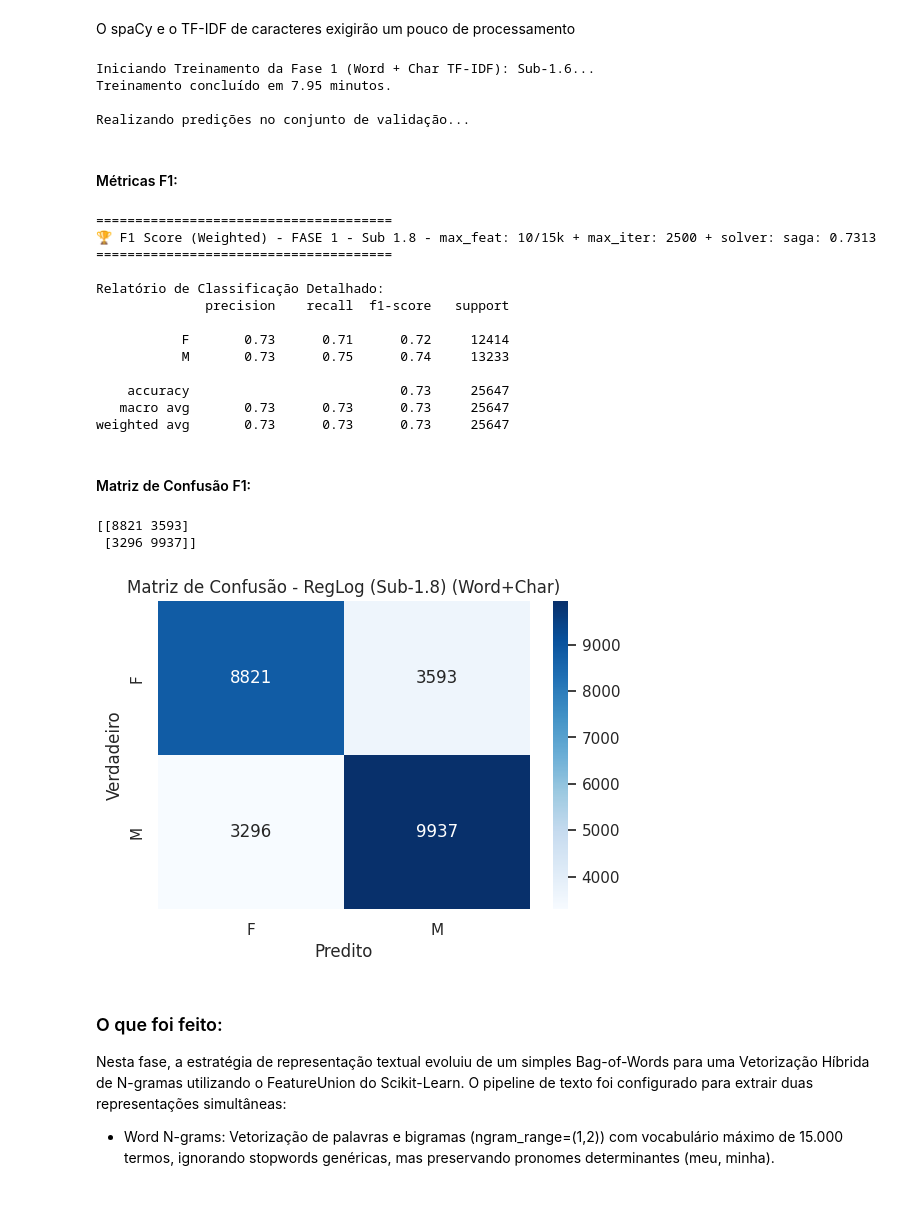
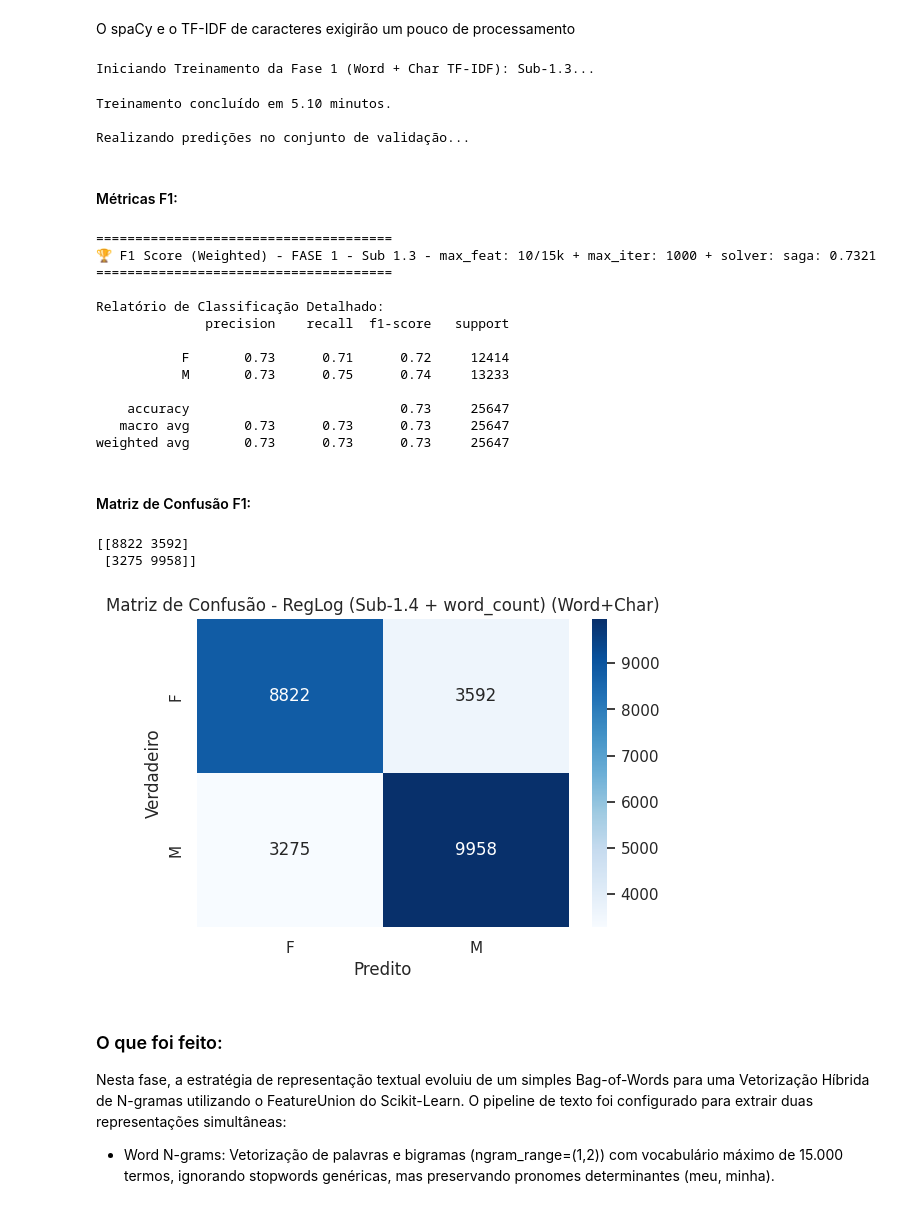
Before and after one commit to PedroYutaroUEA/gender-prediction-challenge, a Jupyter notebook: notebook.ipynb, the cells around one changed output. Saved outputs shown, nothing was run; the diff lists cells and outputs as text; code cells hidden in the pictures.

Commit message:
feat: implements fase-2 separated with different passos and tests

```diff
--- a/AP2_Pedro_Yutaro_Mont_Morency_Nakamura.ipynb
+++ b/notebook.ipynb
@@ -208,4 +210,10 @@ df_train_eda = df_train.dropna(subset=['review_text']).copy()
 #### Criando métricas de texto
 # %%
 df_train_eda['text_len'] = df_train_eda['review_text'].str.len()
-df_train_eda['word_count'] = df_train_eda['review_text'].apply(lambda x: len(str(x).split()))
+# count words in title + review text
+df_train_eda['word_count'] = (
+    df_train_eda['review_title'].fillna('').astype(str) + ' ' +
+    df_train_eda['review_text'].fillna('').astype(str)
+).str.count(r'\w+').astype(int)
+
+print(df_train_eda['word_count'].describe())
@@ -673,7 +682,9 @@ class TextCleaner(BaseEstimator, TransformerMixin):
     def transform(self, X, y=None):
         # X é esperado como uma pd.Series (a coluna review_text)
         cleaned_texts = []
-        for text in X:
+        texts = X.fillna("").astype(str).tolist()
+
+        for text in texts:
             if not isinstance(text, str):
                 cleaned_texts.append("")
                 continue
@@ -725,6 +736,7 @@ class FeatureExtractor(BaseEstimator, TransformerMixin):
             # 2. Estilometria (Q6 e Q6.1)
             upper_count = len(re.findall(r'\b[A-ZÀ-Ú]{2,}\b', text_str))
             multipunct_count = len(re.findall(r'[!?\.]{2,}', text_str))
+            word_count = len([t for t in doc if not t.is_punct])
 
             # Calcula proporções
             features.append({
@@ -733,7 +745,8 @@ class FeatureExtractor(BaseEstimator, TransformerMixin):
                 'verb_ratio': counts['VERB'] / total_tokens,
                 'propn_ratio': counts['PROPN'] / total_tokens,
                 'upper_ratio': upper_count / total_tokens,
-                'multipunct_ratio': multipunct_count / total_tokens
+                'multipunct_ratio': multipunct_count / total_tokens,
+                'word_ratio': word_count
             })
 
         return pd.DataFrame(features)
@@ -850,7 +863,7 @@ preprocessor = ColumnTransformer(
 Segundo o Artigo de Morais, Regressão Logística ou LinearSVC, ambos excelentes para NLP esparso.
 # %%
 # class_weight='balanced' ajuda caso os pequenos desbalanceamentos causem viés.
-classifier = LogisticRegression(random_state=42, class_weight='balanced', max_iter=2_500, solver='saga')
+classifier = LogisticRegression(random_state=42, class_weight='balanced', max_iter=1_000, solver='saga')
 # %%
 # Alternativa: ('classifier', LinearSVC(random_state=42, class_weight='balanced', max_iter=2000))
 full_pipeline = Pipeline([
@@ -862,7 +875,7 @@ full_pipeline = Pipeline([
 # %% [markdown]
 O spaCy e o TF-IDF de caracteres exigirão um pouco de processamento
 # %%
-print("Iniciando Treinamento da Fase 1 (Word + Char TF-IDF): Sub-1.6...")
+print("Iniciando Treinamento da Fase 1 (Word + Char TF-IDF): Sub-1.3...")
 start_time = time.time()
 
 full_pipeline.fit(X_train, y_train)
@@ -873,23 +886,24 @@ print(f"Treinamento concluído em {(end_time - start_time)/60:.2f} minutos.")
 print("\nRealizando predições no conjunto de validação...")
 y_pred = full_pipeline.predict(X_val)
 # %% [output]
-Iniciando Treinamento da Fase 1 (Word + Char TF-IDF): Sub-1.6...
-Treinamento concluído em 7.95 minutos.
-
-Realizando predições no conjunto de validação...
+Iniciando Treinamento da Fase 1 (Word + Char TF-IDF): Sub-1.3...
+Treinamento concluído em 5.10 minutos.
+
+Realizando predições no conjunto de validação...
 # %% [markdown]
 #### Métricas F1:
 # %%
 f1 = f1_score(y_val, y_pred, average='weighted')
 print(f"\n======================================")
-print(f"🏆 F1 Score (Weighted) - FASE 1 - Sub 1.8 - max_feat: 10/15k + max_iter: 2500 + solver: saga: {f1:.4f}")
+# print(f"🏆 F1 Score (Weighted) - FASE 1 - Sub 1.8 - max_feat: 10/15k + max_iter: 2500 + solver: saga: {f1:.4f}")
+print(f"🏆 F1 Score (Weighted) - FASE 1 - Sub 1.3 - max_feat: 10/15k + max_iter: 1000 + solver: saga: {f1:.4f}")
 print(f"======================================\n")
 
 print("Relatório de Classificação Detalhado:")
 print(classification_report(y_val, y_pred))
 # %% [output]
 ======================================
-🏆 F1 Score (Weighted) - FASE 1 - Sub 1.8 - max_feat: 10/15k + max_iter: 2500 + solver: saga: 0.7313
+🏆 F1 Score (Weighted) - FASE 1 - Sub 1.3 - max_feat: 10/15k + max_iter: 1000 + solver: saga: 0.7321
 ======================================
 
 Relatório de Classificação Detalhado:
@@ -906,16 +920,16 @@ weighted avg       0.73      0.73      0.73     25647
 # %%
 cm = confusion_matrix(y_val, y_pred, labels=full_pipeline.classes_)
 print(cm)
 plt.figure(figsize=(6,4))
 sns.heatmap(cm, annot=True, fmt='d', cmap='Blues', xticklabels=full_pipeline.classes_, yticklabels=full_pipeline.classes_)
-plt.title('Matriz de Confusão - RegLog (Sub-1.8) (Word+Char)')
+plt.title('Matriz de Confusão - RegLog (Sub-1.4 + word_count) (Word+Char)')
 plt.ylabel('Verdadeiro')
 plt.xlabel('Predito')
 plt.show()
 # %% [output]
-[[8821 3593]
- [3296 9937]]
+[[8822 3592]
+ [3275 9958]]
-[figure, old version]
+[figure, new version]
 # %% [markdown]
 ### O que foi feito:
 Nesta fase, a estratégia de representação textual evoluiu de um simples Bag-of-Words para uma Vetorização Híbrida de N-gramas utilizando o FeatureUnion do Scikit-Learn. O pipeline de texto foi configurado para extrair duas representações simultâneas:
```
Also changed, not shown: parts of 69 cells of this notebook, 3 other files.
